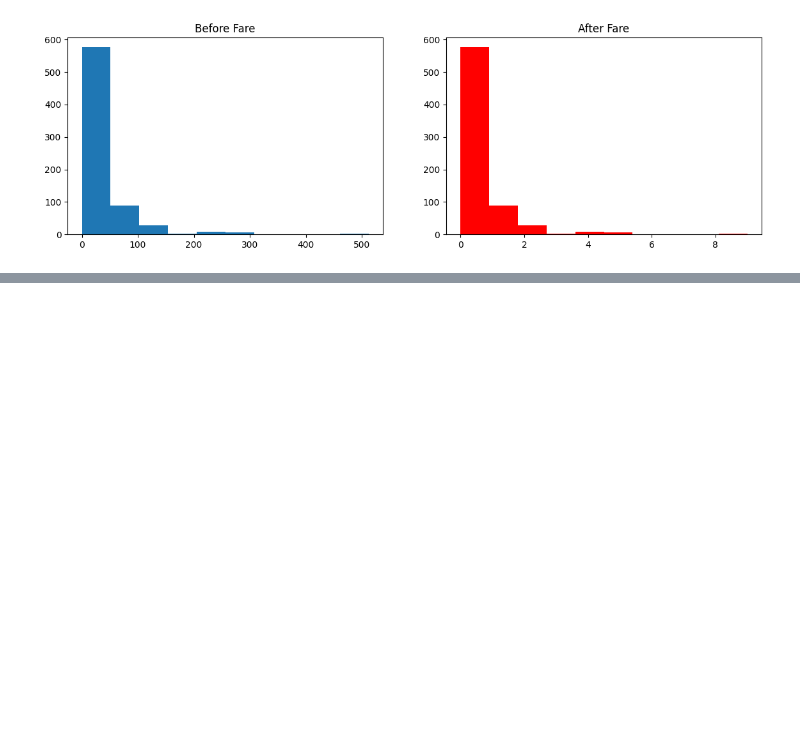
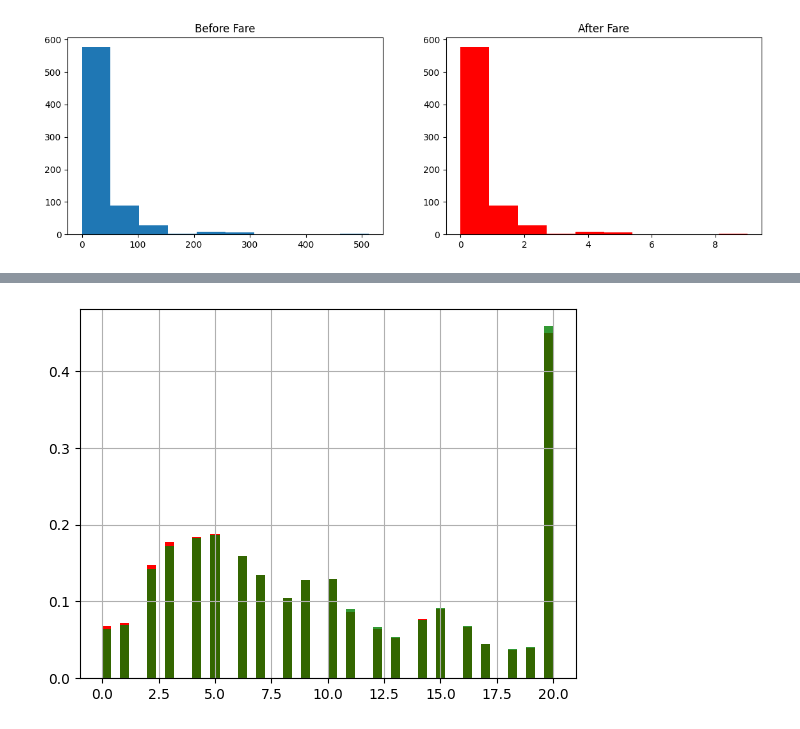
Before and after one commit to suryashekharsasmal/My-ML-concept, a Jupyter notebook: Machin_lerning.ipynb, the cells around one changed output, grey strips where cells are left out. Saved outputs shown, nothing was run; the diff lists cells and outputs as text; code cells hidden in the pictures; blank space fills up the shorter version.

```diff
--- a/Machin_lerning.ipynb
+++ b/Machin_lerning.ipynb
@@ -1039,0 +1167,24 @@ Accuracy: 0.6864632237871675
+# %%
+fig = plt.figure()
+ax = fig.add_subplot(111)
+
+# Original data
+df['experience'].hist(
+    bins=50,
+    ax=ax,
+    density=True,
+    color='red'
+)
+
+# Data after CCA
+new_df['experience'].hist(
+    bins=50,
+    ax=ax,
+    color='green',
+    density=True,
+    alpha=0.8
+)
+
+plt.show()
+# %% [output]
+[figure, added]
```
Also changed, not shown: parts of 15 cells of this notebook.
